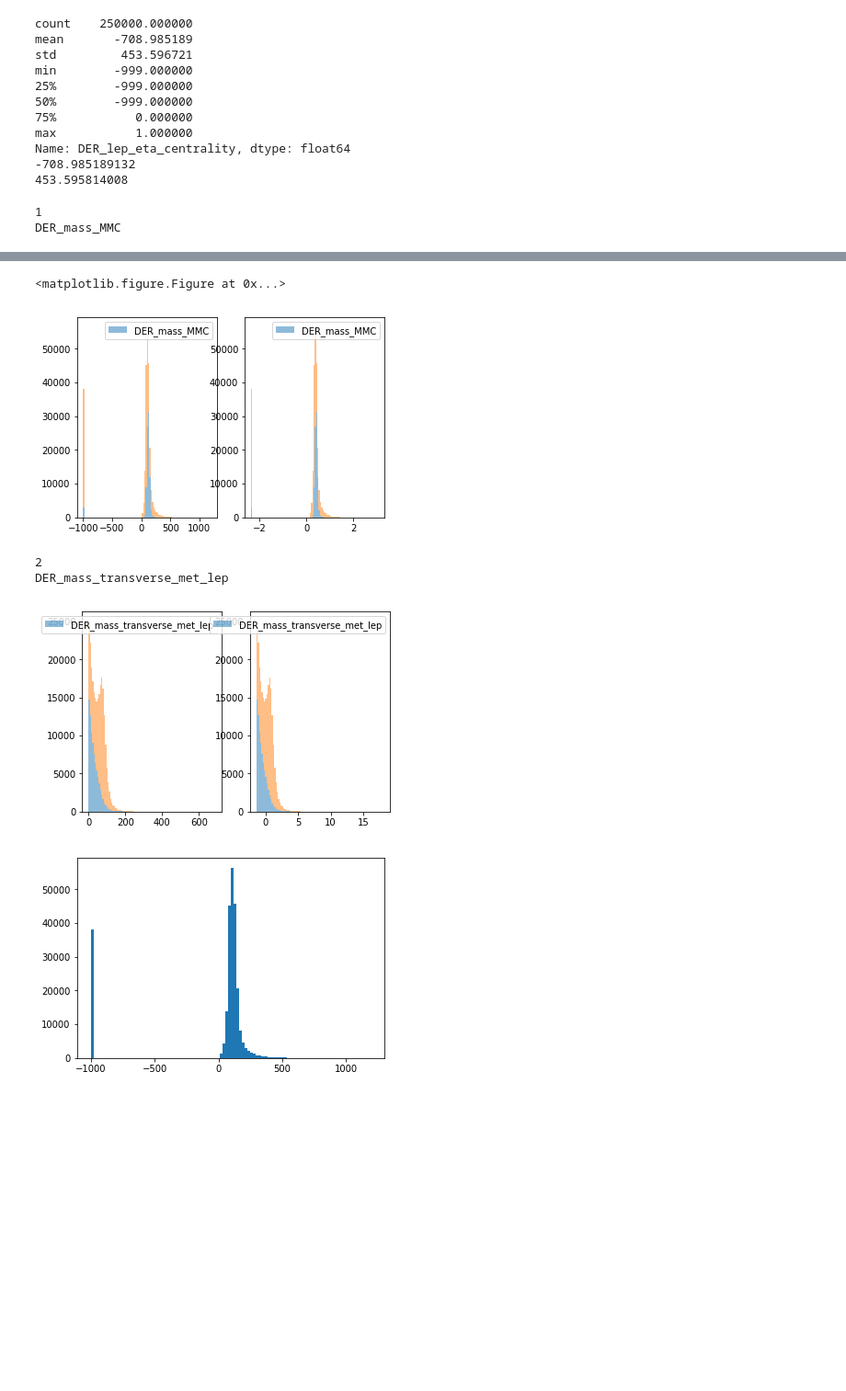
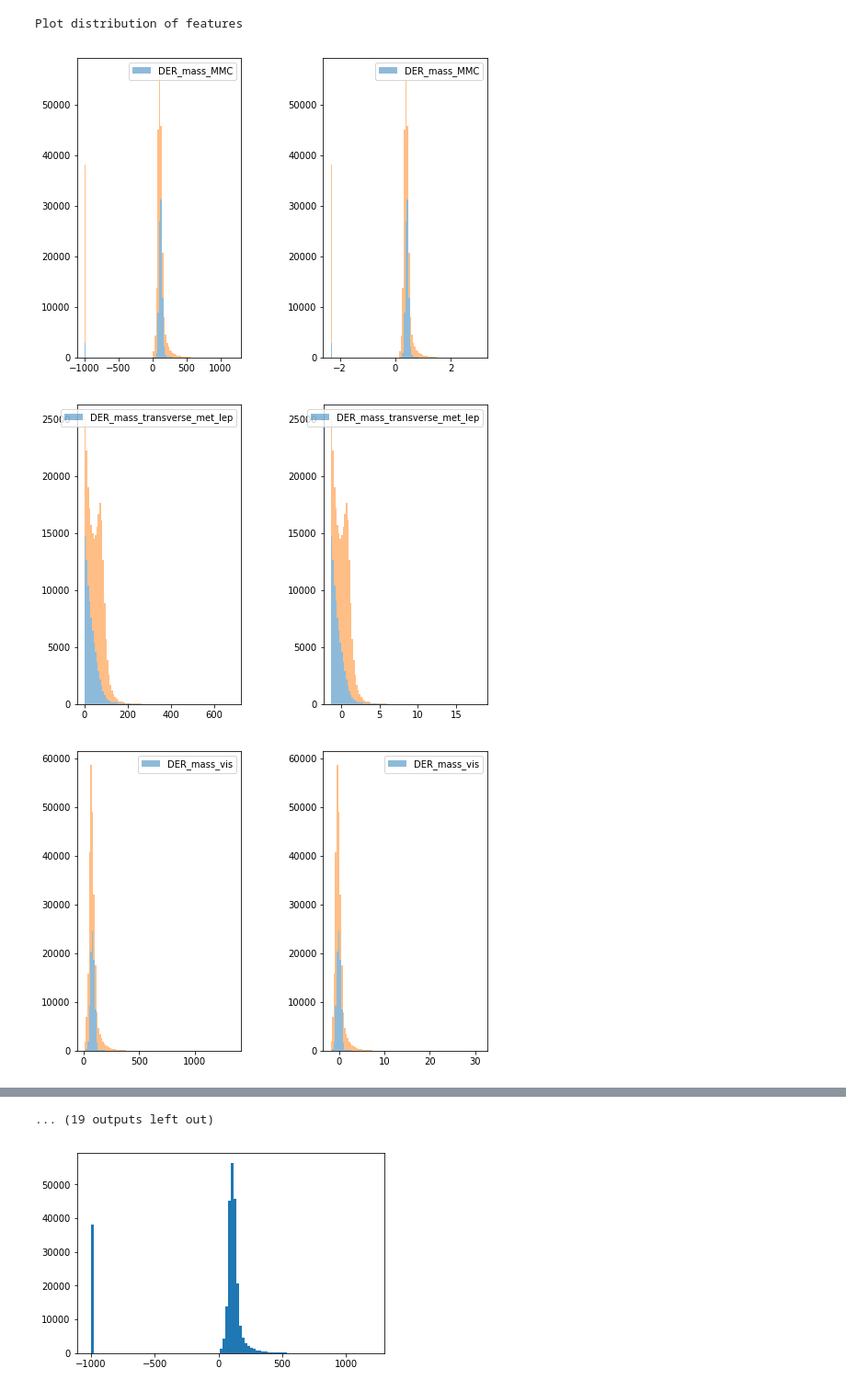
Before and after one commit to bhardwajk/kaggle-higgsboson, a Jupyter notebook: Kaggle - HiggsBoson ML challenge/DataVisualization.ipynb, the cells around one changed output, grey strips where cells are left out. Shown: that part at 92% size. Cells and saved outputs as stored; diff of their text form; code cells hidden in the pictures; blank space fills up the shorter version.

```diff
--- a/Kaggle - HiggsBoson ML challenge/DataVisualization.ipynb
+++ b/Kaggle - HiggsBoson ML challenge/DataVisualization.ipynb
@@ -22,58 +28,39 @@ Bye World ..
-# %%
-td.shape[1]
-print (td.DER_lep_eta_centrality.describe())
-print (np.mean(td.DER_lep_eta_centrality))
-print (np.std(td.DER_lep_eta_centrality))
-#td.DER_lep_eta_centrality.std
-# %% [output]
-count    250000.000000
-mean       -708.985189
-std         453.596721
-min        -999.000000
-25%        -999.000000
-50%        -999.000000
-75%           0.000000
-max           1.000000
-Name: DER_lep_eta_centrality, dtype: float64
--708.985189132
-453.595814008
 # %%
 """
 Data Columns
 ['EventId', 'DER_mass_MMC', 'DER_mass_transverse_met_lep', 'DER_mass_vis', 'DER_pt_h', 'DER_deltaeta_jet_jet', 'DER_mass_jet_jet',
  'DER_prodeta_jet_jet', 'DER_deltar_tau_lep', 'DER_pt_tot', 'DER_sum_pt', 'DER_pt_ratio_lep_tau', 'DER_met_phi_centrality',
  'DER_lep_eta_centrality', 'PRI_tau_pt', 'PRI_tau_eta', 'PRI_tau_phi', 'PRI_lep_pt', 'PRI_lep_eta', 'PRI_lep_phi',
  'PRI_met', 'PRI_met_phi', 'PRI_met_sumet', 'PRI_jet_num', 'PRI_jet_leading_pt', 'PRI_jet_leading_eta', 'PRI_jet_leading_phi',
  'PRI_jet_subleading_pt', 'PRI_jet_subleading_eta', 'PRI_jet_subleading_phi', 'PRI_jet_all_pt', 'Weight', 'Label']
  """
 
 num_features = td.shape[1]
-num_features = 5
-#plt.figure()
-#plt.subplots (num_features-2, 2)
+#num_features = 9
 
+print ("Plotting distribution of features")
 for f in np.arange(1,num_features-2):
-    #plt.subplot (num_features-2,2,f*2-1)
-    plt.figure()
+    plt.figure( figsize=(8,6))
     plt.subplot(1,2,1)
 
     feature = list(td)[f]
-    print (f)
-    print (feature)
+
     mean = np.mean(td[feature])
     std = np.std(td[feature])
     plt.hist([td[feature][td.Label == 's'], td[feature][td.Label == 'b']], \
                  bins=100, alpha=0.5, stacked=True, label=feature);
     plt.legend(loc='upper right')
 
     plt.subplot(1,2,2)
     plt.hist([(td[feature][td.Label == 's'] - mean)/std, (td[feature][td.Label == 'b'] - mean)/std], \
                  bins=100, alpha=0.5, stacked=True, label=feature);
     plt.legend(loc='upper right')
+    plt.subplots_adjust(wspace=0.5)
 
 
     plt.show()
-#plt.show();
 # %% [output]
-1
-DER_mass_MMC
+Plot distribution of features
+[figure, new version]
+[figure, new version]
+[figure, added]
@@ -80,8 +75,4 @@ DER_mass_MMC
-<matplotlib.figure.Figure at 0x...>
+... (19 outputs left out)
-[figure, old version]
-2
-DER_mass_transverse_met_lep
-[figure, old version]
 # %%
 plt.cla();
 plt.hist(td.DER_mass_MMC, bins=100)
```
Also changed, not shown: parts of 2 cells of this notebook.
